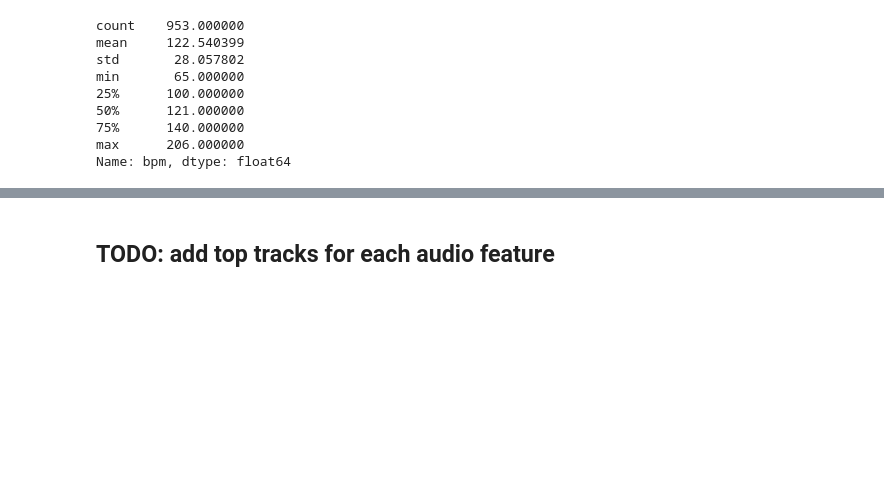
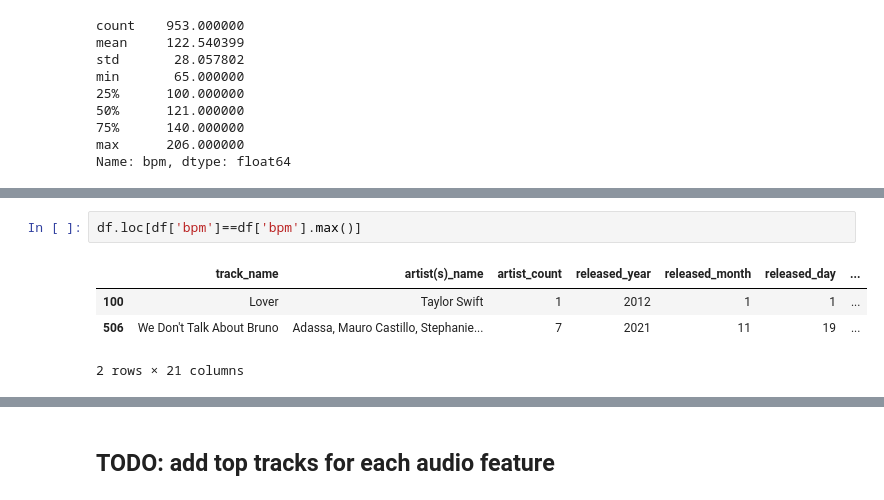
Before and after one commit to luciewparis/streamlit_spotify_project_ghl, a Jupyter notebook: notebooks/analysis_hits_2023.ipynb, the cells around one changed output, grey strips where cells are left out. Saved outputs shown, nothing was run; the diff lists cells and outputs as text; blank space fills up the shorter version.

```diff
--- a/notebooks/analysis_hits_2023.ipynb
+++ b/notebooks/analysis_hits_2023.ipynb
@@ -625,3 +657,10 @@ fig.update_layout(height=600, title='Bpm for the TOP10 tracks, compared to mean
 fig.show()
 # %% [output]
 [interactive output not drawn]
+# %%
+df.loc[df['bpm']==df['bpm'].max()]
+# %% [output]
+|  | track_name | artist(s)_name | artist_count | released_year | released_month | released_day | ... |
+| 100 | Lover | Taylor Swift | 1 | 2012 | 1 | 1 | ... |
+| 506 | We Don't Talk About Bruno | Adassa, Mauro Castillo, Stephanie... | 7 | 2021 | 11 | 19 | ... |
+2 rows × 21 columns
```
Also changed, not shown: parts of 9 cells of this notebook, 4 other files.
